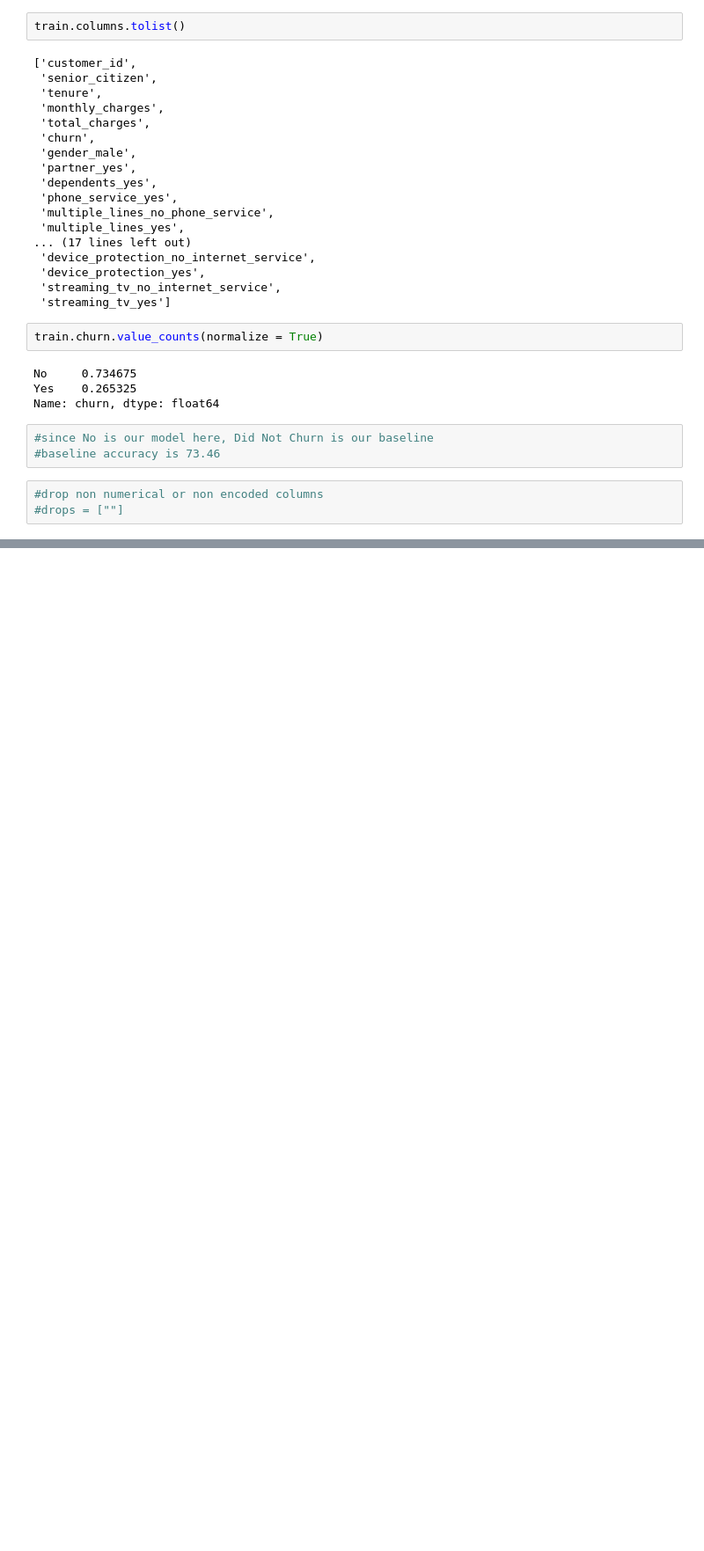
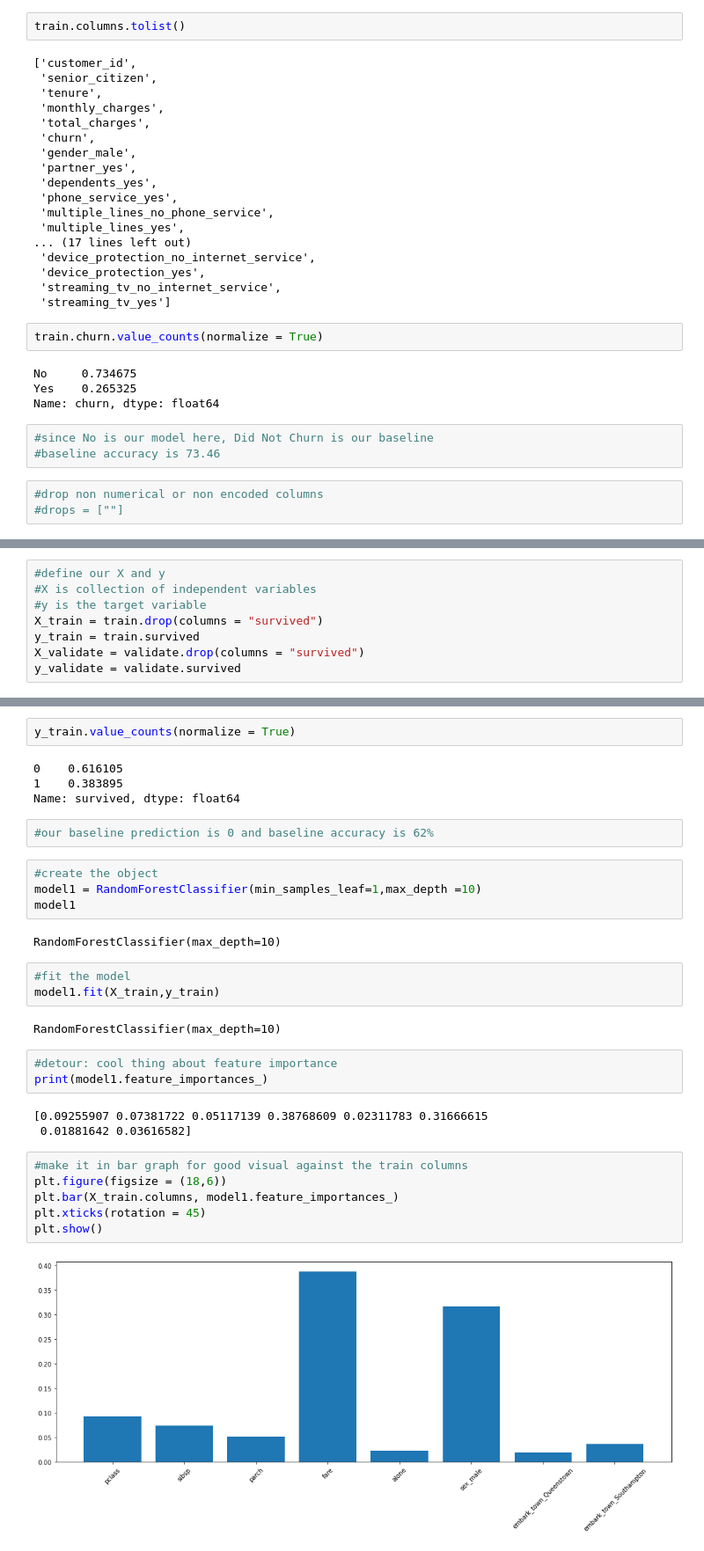
Before and after one commit to rajeshlamichhane04/classification_exercises, a Jupyter notebook: model.ipynb, the cells around one changed output, grey strips where cells are left out. Shown at 88% size. Drawn from its saved outputs; the diff is of its cells as text; blank space fills up the shorter version.

Commit message:
Random forest work in progress

```diff
--- a/model.ipynb
+++ b/model.ipynb
@@ -558,0 +547,8 @@ memory usage: 30.8 KB
+# %%
+#define our X and y
+#X is collection of independent variables
+#y is the target variable
+X_train = train.drop(columns = "survived")
+y_train = train.survived
+X_validate = validate.drop(columns = "survived")
+y_validate = validate.survived
@@ -558,0 +562,33 @@ memory usage: 30.8 KB
+# %%
+y_train.value_counts(normalize = True)
+# %% [output]
+0    0.616105
+1    0.383895
+Name: survived, dtype: float64
+# %%
+#our baseline prediction is 0 and baseline accuracy is 62%
+# %%
+#create the object
+model1 = RandomForestClassifier(min_samples_leaf=1,max_depth =10)
+model1
+# %% [output]
+RandomForestClassifier(max_depth=10)
+# %%
+#fit the model
+model1.fit(X_train,y_train)
+# %% [output]
+RandomForestClassifier(max_depth=10)
+# %%
+#detour: cool thing about feature importance
+print(model1.feature_importances_)
+# %% [output]
+[0.09255907 0.07381722 0.05117139 0.38768609 0.02311783 0.31666615
+ 0.01881642 0.03616582]
+# %%
+#make it in bar graph for good visual against the train columns
+plt.figure(figsize = (18,6))
+plt.bar(X_train.columns, model1.feature_importances_)
+plt.xticks(rotation = 45)
+plt.show()
+# %% [output]
+[figure, added]
```
Also changed, not shown: parts of 69 cells of this notebook.
